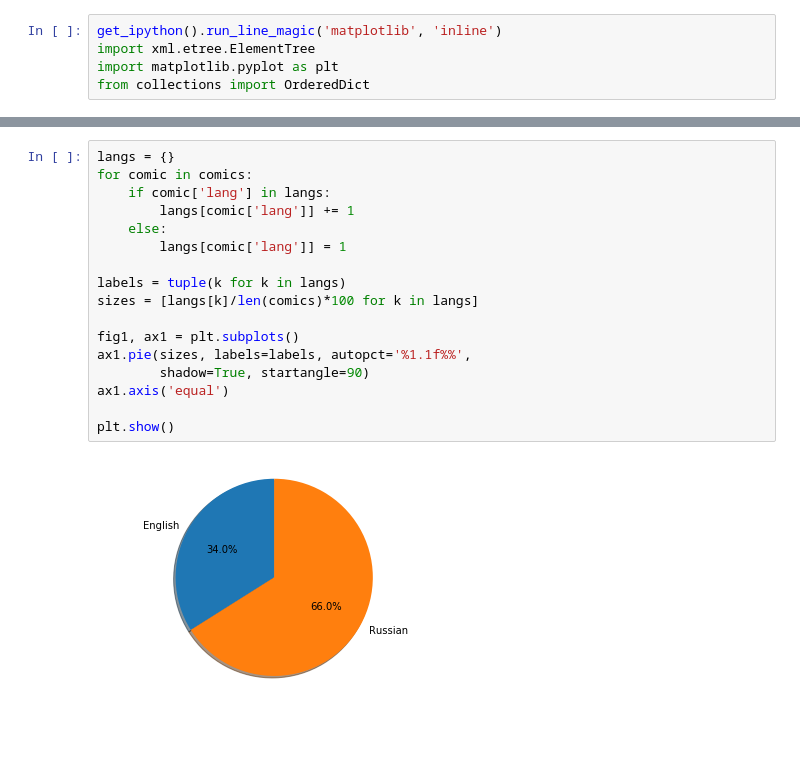
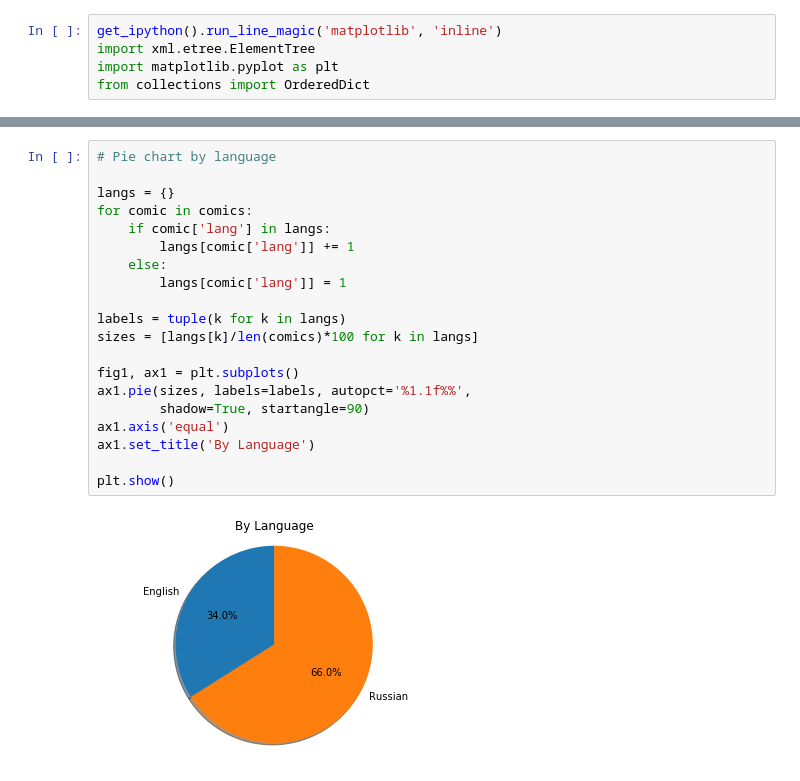
Before and after one commit to averrin/my-comic-books, a Jupyter notebook: data/comics.ipynb, the cells around one changed output, grey strips where cells are left out. Drawn from its saved outputs; the diff is of its cells as text; blank space fills up the shorter version.

```diff
--- a/data/comics.ipynb
+++ b/data/comics.ipynb
@@ -59,22 +64,25 @@ Batman: Hush  -- English
 Экслибриум: Экслибриум [1] -- Russian
 Экслибриум: Экслибриум [2] -- Russian
 # %%
+# Pie chart by language
+
 langs = {}
 for comic in comics:
     if comic['lang'] in langs:
         langs[comic['lang']] += 1
     else:
         langs[comic['lang']] = 1
 
 labels = tuple(k for k in langs)
 sizes = [langs[k]/len(comics)*100 for k in langs]
 
 fig1, ax1 = plt.subplots()
 ax1.pie(sizes, labels=labels, autopct='%1.1f%%',
         shadow=True, startangle=90)
 ax1.axis('equal')
+ax1.set_title('By Language')
 
 plt.show()
 # %% [output]
-[figure, old version]
+[figure, new version]
 # %%
```
Also changed, not shown: parts of 4 cells of this notebook.
